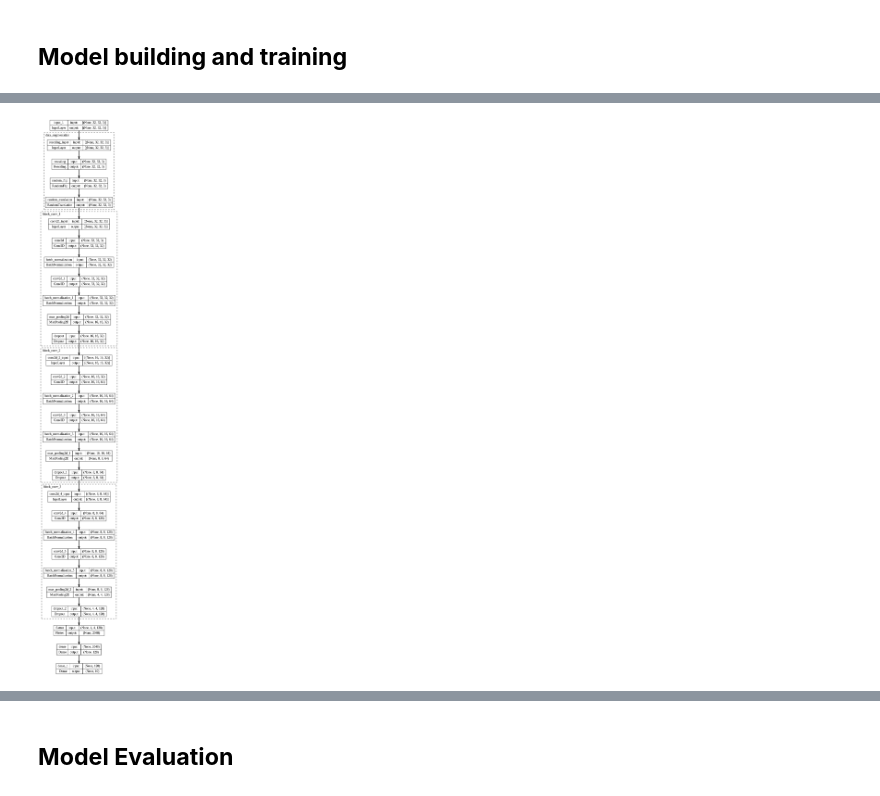
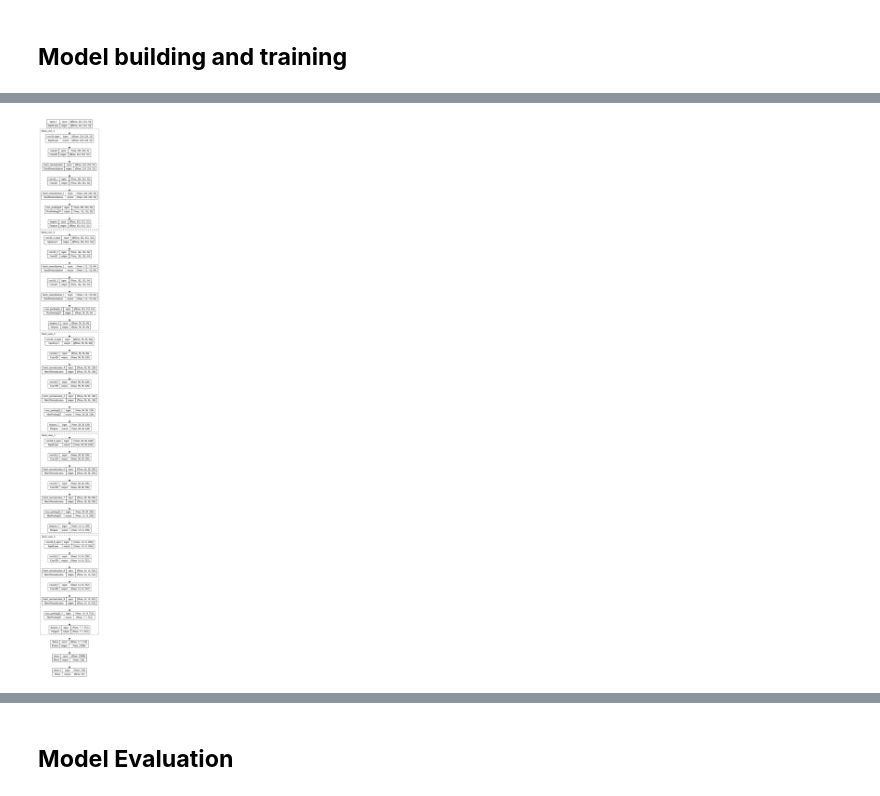
Before and after one commit to JersonGB22/ImageClassification-TensorFlow, a Jupyter notebook: BasicModels/ImageClassification_CNN_CIFAR-10.ipynb, the cells around one changed output, grey strips where cells are left out. Drawn from its saved outputs; the diff is of its cells as text; code cells hidden in the pictures.

```diff
--- a/BasicModels/ImageClassification_CNN_CIFAR-10.ipynb
+++ b/BasicModels/ImageClassification_CNN_CIFAR-10.ipynb
@@ -170,0 +191,12 @@ for i in range(9):
+# %%
+# TPU setup
+
+try:
+  tpu = tf.distribute.cluster_resolver.TPUClusterResolver(tpu="local")
+  tf.config.experimental_connect_to_cluster(tpu)
+  tf.tpu.experimental.initialize_tpu_system(tpu)
+  strategy = tf.distribute.TPUStrategy(tpu)
+  print("TPU initialized:")
+  print("All devices: ", tf.config.list_logical_devices("TPU"))
+except (ValueError, tf.errors.InvalidArgumentError, tf.errors.NotFoundError) as error:
+  print(f"Error: {error}")
@@ -181,16 +229,0 @@ def base_cnn(filters=32, dropout_rate=0.15, name=None):
-# %%
-tf.keras.backend.clear_session() #Clearing Keras memory
-#tf.random.set_seed(SEED) #For reproducibility
-
-model = tf.keras.Sequential([
-    tf.keras.Input(shape=(32, 32, 3)),
-    data_augmentation,
-    base_cnn(filters=32, name="block_conv_1"),
-    base_cnn(filters=64, name="block_conv_2"),
-    base_cnn(filters=128, name="block_conv_3"),
-    tf.keras.layers.Flatten(),
-    tf.keras.layers.Dense(128, activation="relu"),
-    tf.keras.layers.Dense(num_classes, activation="softmax")
-])
-
-model.summary()
@@ -218,0 +230,13 @@ Model: "sequential"
+# %%
+tf.keras.backend.clear_session()
+
+with strategy.scope():
+  model = build_model(new_size)
+  model.compile(
+      optimizer=tf.keras.optimizers.Adam(0.001),
+      loss="sparse_categorical_crossentropy",
+      metrics=["accuracy"],
+      steps_per_execution=50
+  )
+
+model.summary()
@@ -219,6 +264,6 @@ Model: "sequential"
 # %%
 # Visualizing the architecture of the model
-tf.keras.utils.plot_model(model, show_layer_names=True, show_shapes=True, expand_nested=True)
+tf.keras.utils.plot_model(model, show_shapes=True, show_layer_names=True, expand_nested=True)
 # %% [output]
-[figure, old version]
+[figure, new version]
 # %%
```
Also changed, not shown: parts of 44 cells of this notebook, 2 other files.
